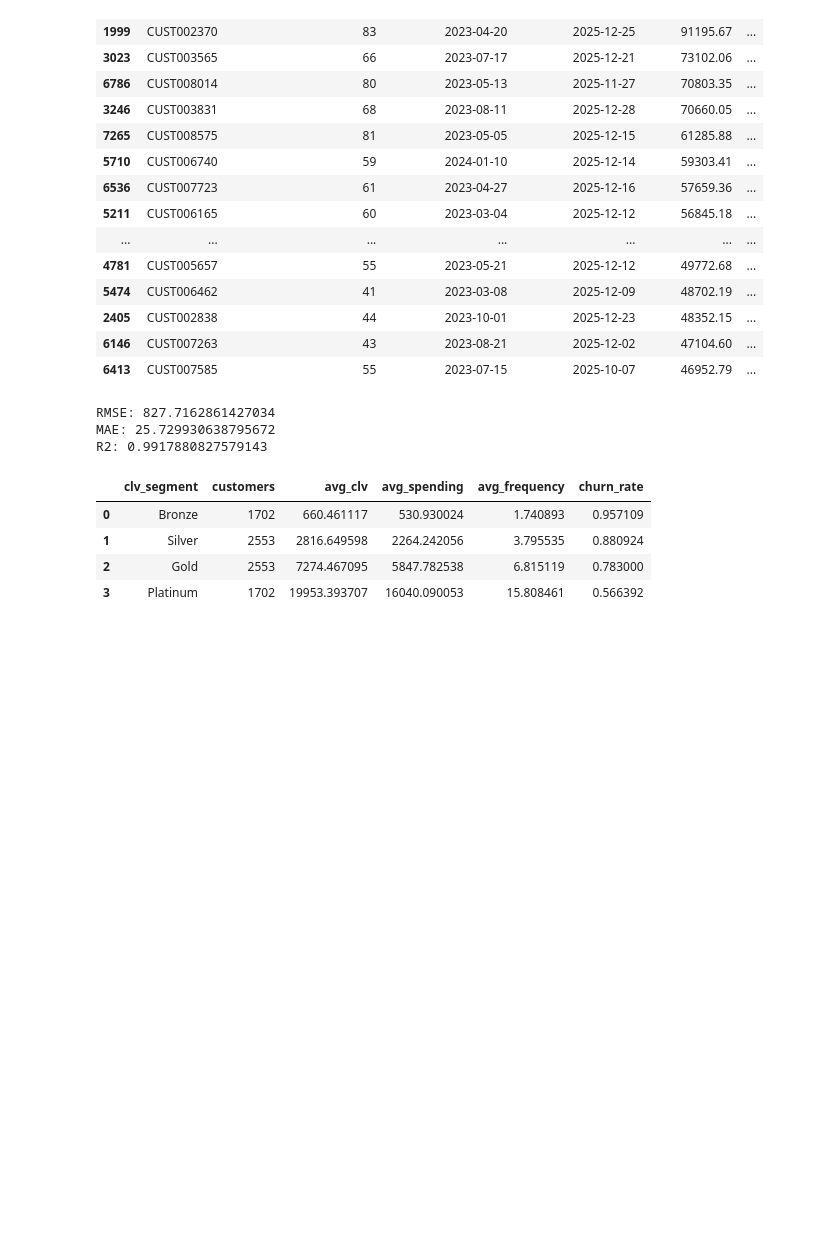
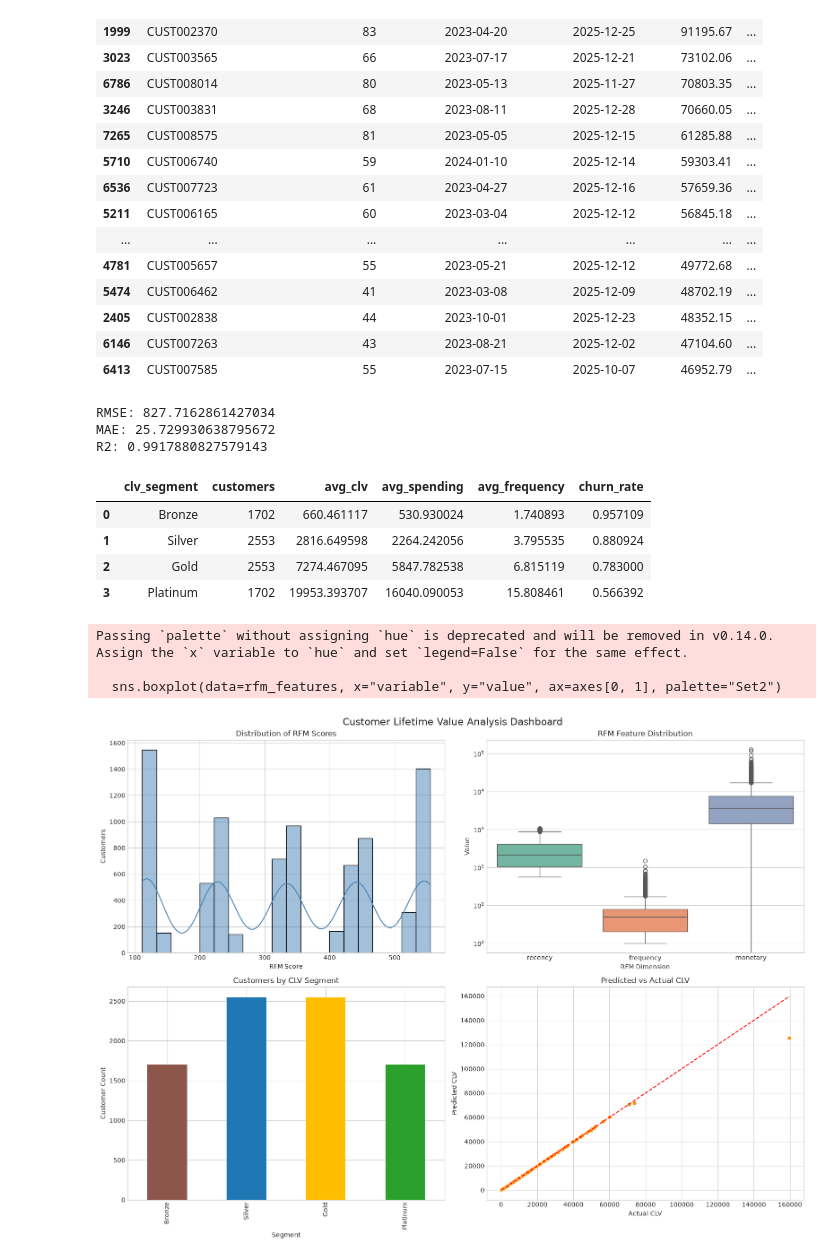
Before and after one commit to AliSedghiye/Customer-Lifetime-Value-Analysis, a Jupyter notebook: notebooks/clv_analysis.ipynb, the cells around one changed output. Cells and saved outputs as stored; diff of their text form; code cells hidden in the pictures; blank space fills up the shorter version.

Commit message:
done whole project and do all analysis

```diff
--- a/notebooks/clv_analysis.ipynb
+++ b/notebooks/clv_analysis.ipynb
@@ -200,3 +200,48 @@ segment_summary
 | 1 | Silver | 2553 | 2816.649598 | 2264.242056 | 3.795535 | 0.880924 |
 | 2 | Gold | 2553 | 7274.467095 | 5847.782538 | 6.815119 | 0.783000 |
 | 3 | Platinum | 1702 | 19953.393707 | 16040.090053 | 15.808461 | 0.566392 |
+# %%
+plt.style.use("seaborn-v0_8-whitegrid")
+
+fig, axes = plt.subplots(2, 2, figsize=(16, 12))
+fig.suptitle("Customer Lifetime Value Analysis Dashboard", fontsize=16)
+
+# RFM score distribution
+sns.histplot(rfm["rfm_score"], bins=20, kde=True, ax=axes[0, 0], color="steelblue")
+axes[0, 0].set_title("Distribution of RFM Scores")
+axes[0, 0].set_xlabel("RFM Score")
+axes[0, 0].set_ylabel("Customers")
+
+# RFM feature spread
+rfm_features = rfm[["recency", "frequency", "monetary"]].melt()
+sns.boxplot(data=rfm_features, x="variable", y="value", ax=axes[0, 1], palette="Set2")
+axes[0, 1].set_title("RFM Feature Distribution")
+axes[0, 1].set_xlabel("RFM Dimension")
+axes[0, 1].set_ylabel("Value")
+axes[0, 1].set_yscale("log")
+
+# Customer segmentation by CLV tier
+segment_order = ["Bronze", "Silver", "Gold", "Platinum"]
+segment_counts = (
+    clv["clv_segment"].value_counts()
+    .reindex(segment_order, fill_value=0)
+)
+segment_counts.plot(kind="bar", ax=axes[1, 0], color=["#8c564b", "#1f77b4", "#ffbf00", "#2ca02c"])
+axes[1, 0].set_title("Customers by CLV Segment")
+axes[1, 0].set_xlabel("Segment")
+axes[1, 0].set_ylabel("Customer Count")
+
+# Model performance: predicted vs actual CLV
+sns.scatterplot(x=y_test, y=y_pred, ax=axes[1, 1], color="darkorange")
+axes[1, 1].plot([y_test.min(), y_test.max()], [y_test.min(), y_test.max()], "r--")
+axes[1, 1].set_title("Predicted vs Actual CLV")
+axes[1, 1].set_xlabel("Actual CLV")
+axes[1, 1].set_ylabel("Predicted CLV")
+
+plt.tight_layout()
+plt.show()
+# %% [output]
+Passing `palette` without assigning `hue` is deprecated and will be removed in v0.14.0. Assign the `x` variable to `hue` and set `legend=False` for the same effect.
+
+  sns.boxplot(data=rfm_features, x="variable", y="value", ax=axes[0, 1], palette="Set2")
+[figure, added]
```
Also changed, not shown: 2 other files.
